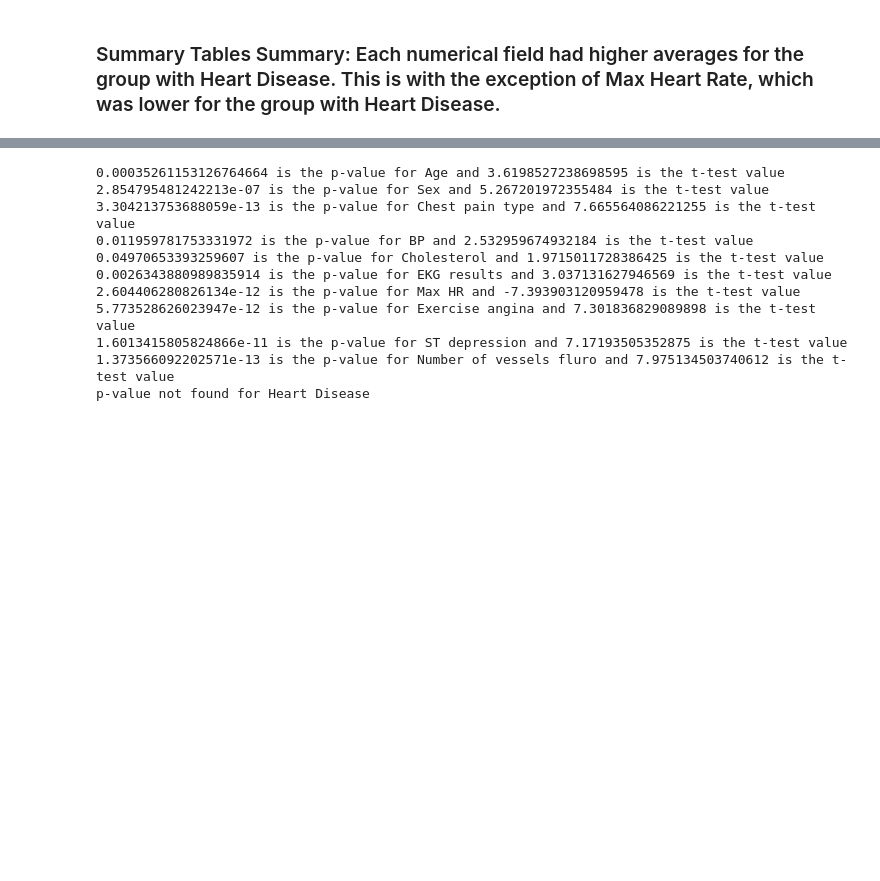
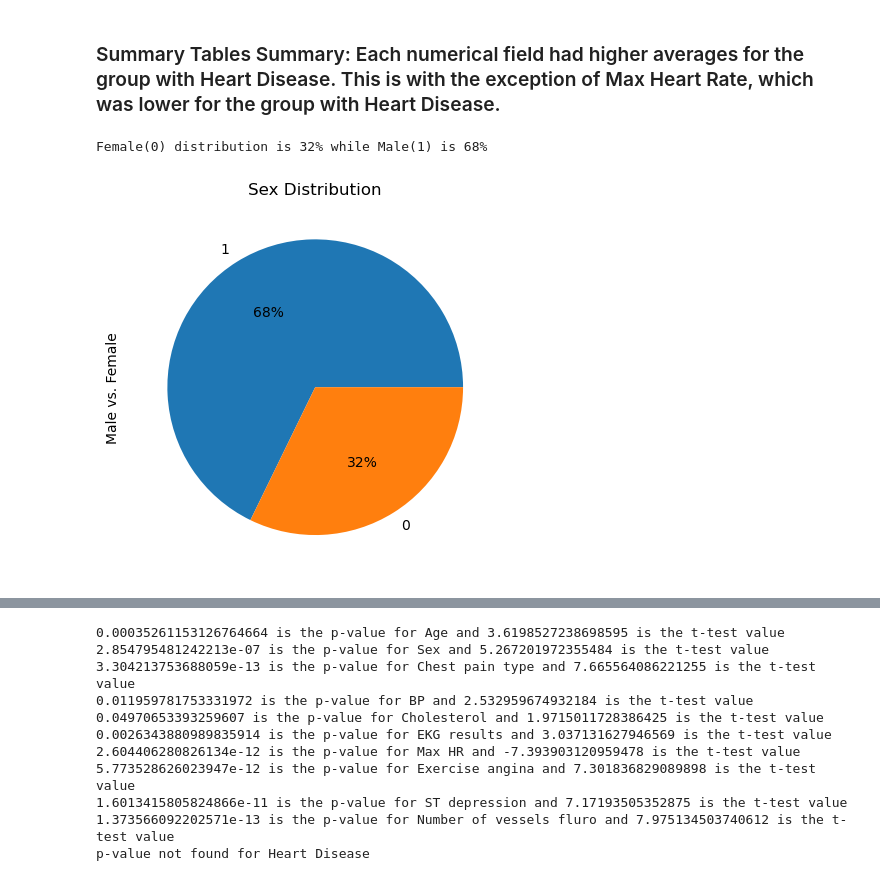
Before and after one commit to EmG3214/Project-1-Challenge, a Jupyter notebook: maincode.ipynb, the cells around one changed output, grey strips where cells are left out. Drawn from its saved outputs; the diff is of its cells as text; code cells hidden in the pictures; blank space fills up the shorter version.

```diff
--- a/maincode.ipynb
+++ b/maincode.ipynb
@@ -162,3 +163,15 @@ sem            0.065389  0.117036
 # %%
 #Noor Zaki
 #Find the distribution of SEX, EXERCISE ANGINA, CHEST PAIN TYPE, EKG RESULTS, and HEART DISEASE using separete pie charts
+#sex distribution pie
+sex_distribution = heart_data["Sex"].value_counts()
+Sex = ["Female 0","Male 1 "]
+sex_distribution.plot(kind = "pie",ylabel="Male vs. Female", autopct = "%1.0f%%")
+#display plot
+plt.title("Sex Distribution")
+print("Female(0) distribution is 32% while Male(1) is 68%")
+plt.show
+plt.savefig("Output/sexpiechart.png")
+# %% [output]
+Female(0) distribution is 32% while Male(1) is 68%
+[figure, added]
```
Also changed, not shown: parts of 11 cells of this notebook, 10 other files.
